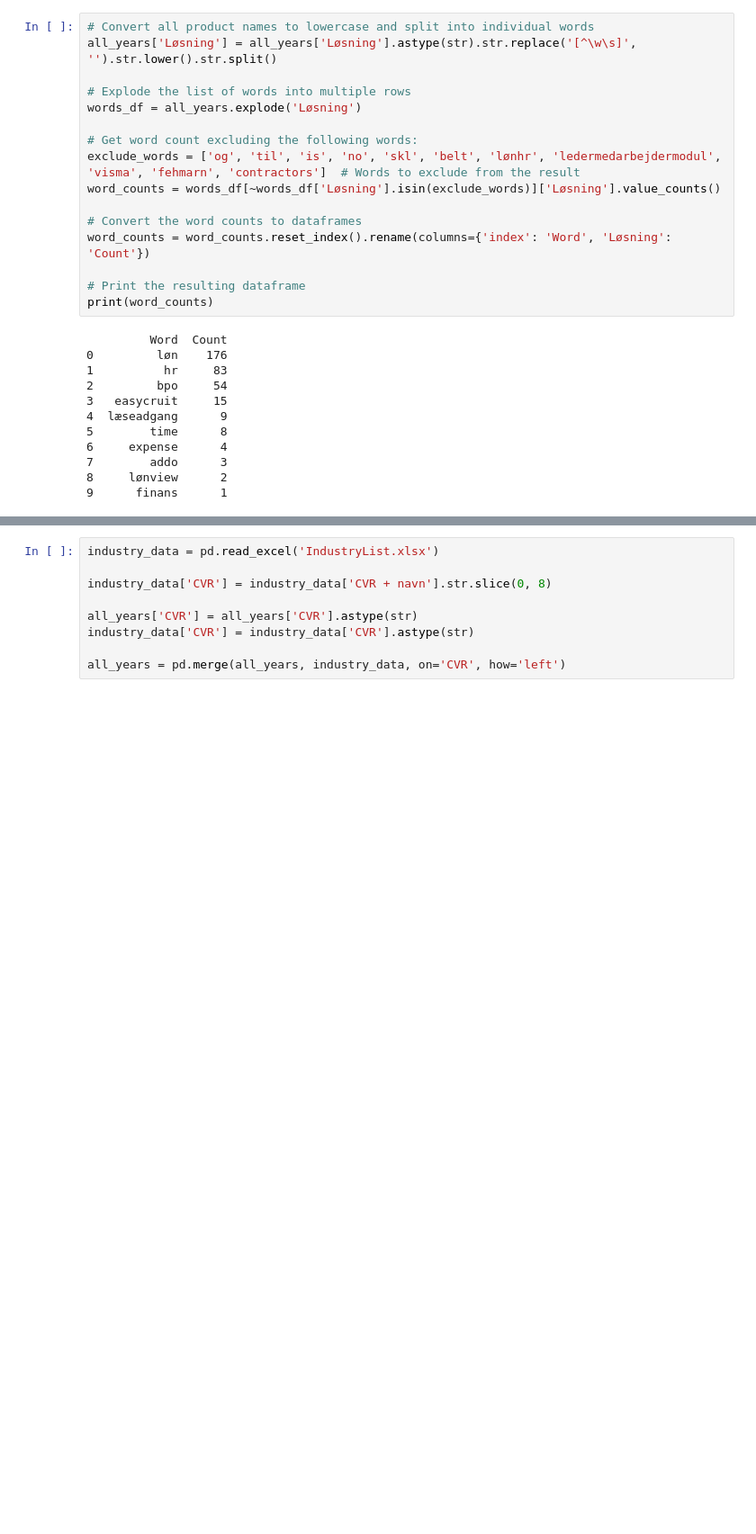
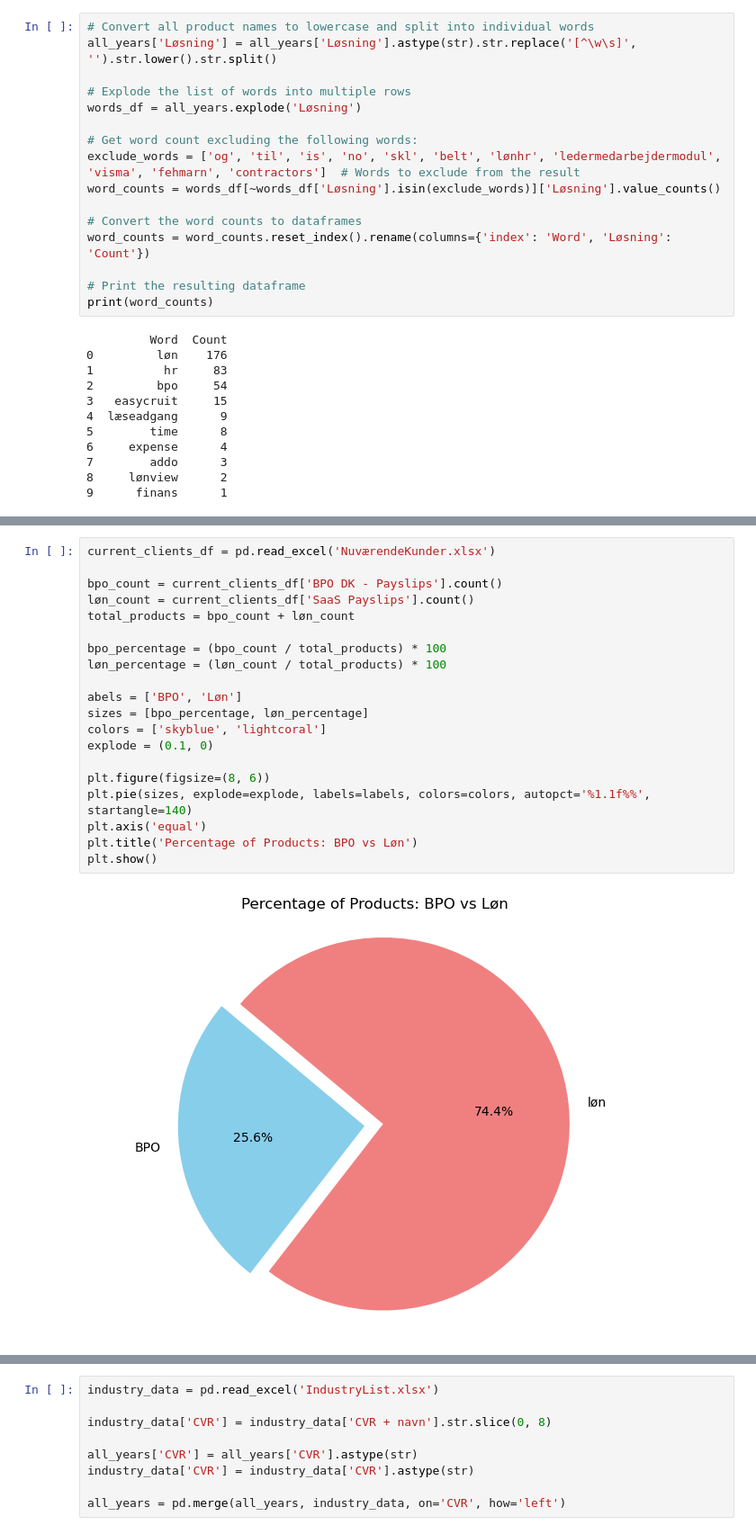
Before and after one commit to JCVE99/Cancelled-Customer-Agreement, a Jupyter notebook: OpsagteVirkAnalyse.ipynb, the cells around one changed output, grey strips where cells are left out. Shown at 90% size. Cells and saved outputs as stored; diff of their text form; blank space fills up the shorter version.

```diff
--- a/OpsagteVirkAnalyse.ipynb
+++ b/OpsagteVirkAnalyse.ipynb
@@ -207,0 +251,22 @@ print(word_counts)
+# %%
+current_clients_df = pd.read_excel('NuværendeKunder.xlsx')
+
+bpo_count = current_clients_df['BPO DK - Payslips'].count()
+løn_count = current_clients_df['SaaS Payslips'].count()
+total_products = bpo_count + løn_count
+
+bpo_percentage = (bpo_count / total_products) * 100
+løn_percentage = (løn_count / total_products) * 100
+
+abels = ['BPO', 'Løn']
+sizes = [bpo_percentage, løn_percentage]
+colors = ['skyblue', 'lightcoral']
+explode = (0.1, 0)
+
+plt.figure(figsize=(8, 6))
+plt.pie(sizes, explode=explode, labels=labels, colors=colors, autopct='%1.1f%%', startangle=140)
+plt.axis('equal')
+plt.title('Percentage of Products: BPO vs Løn')
+plt.show()
+# %% [output]
+[figure, added]
```
Also changed, not shown: parts of 59 cells of this notebook, 14 other files.
